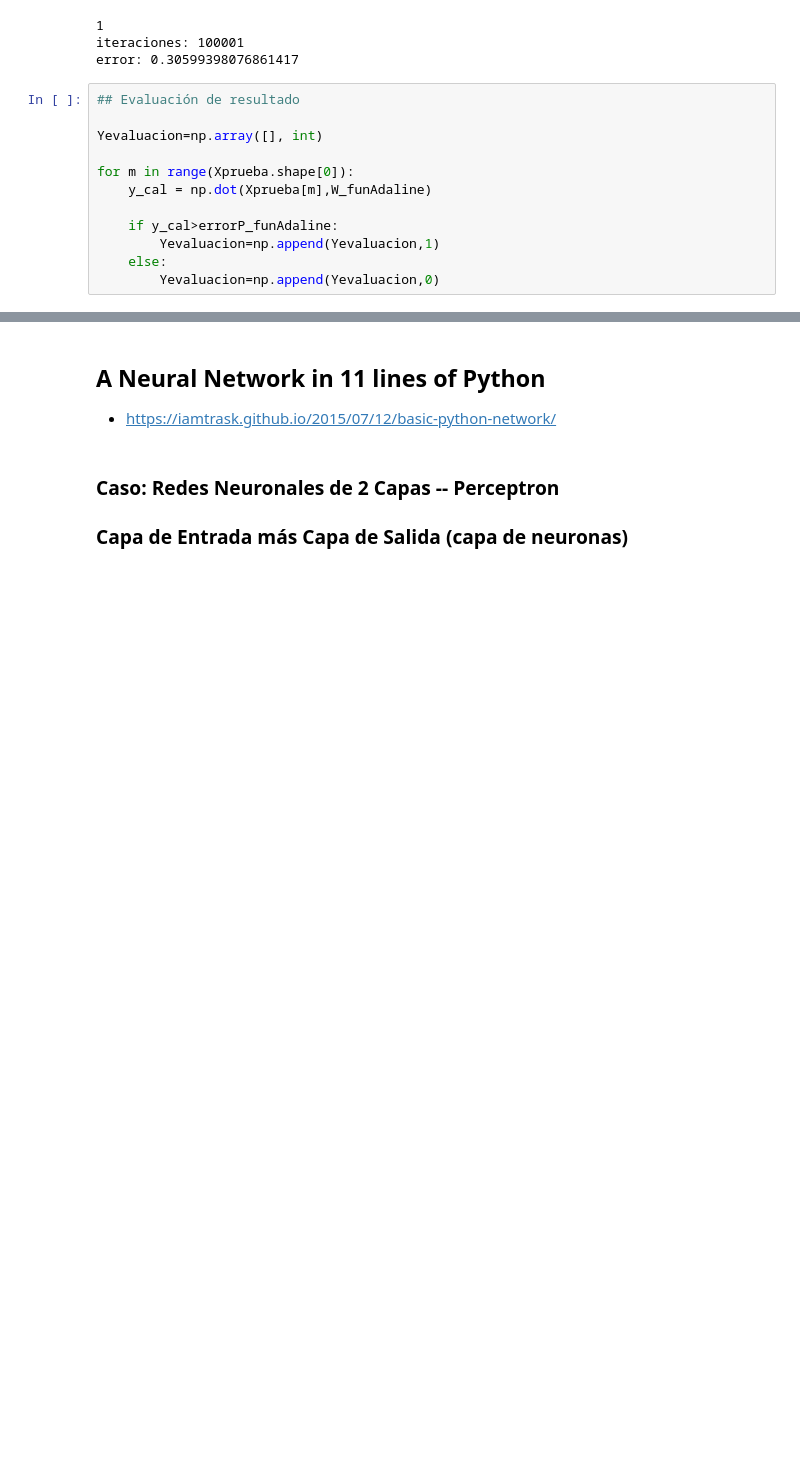
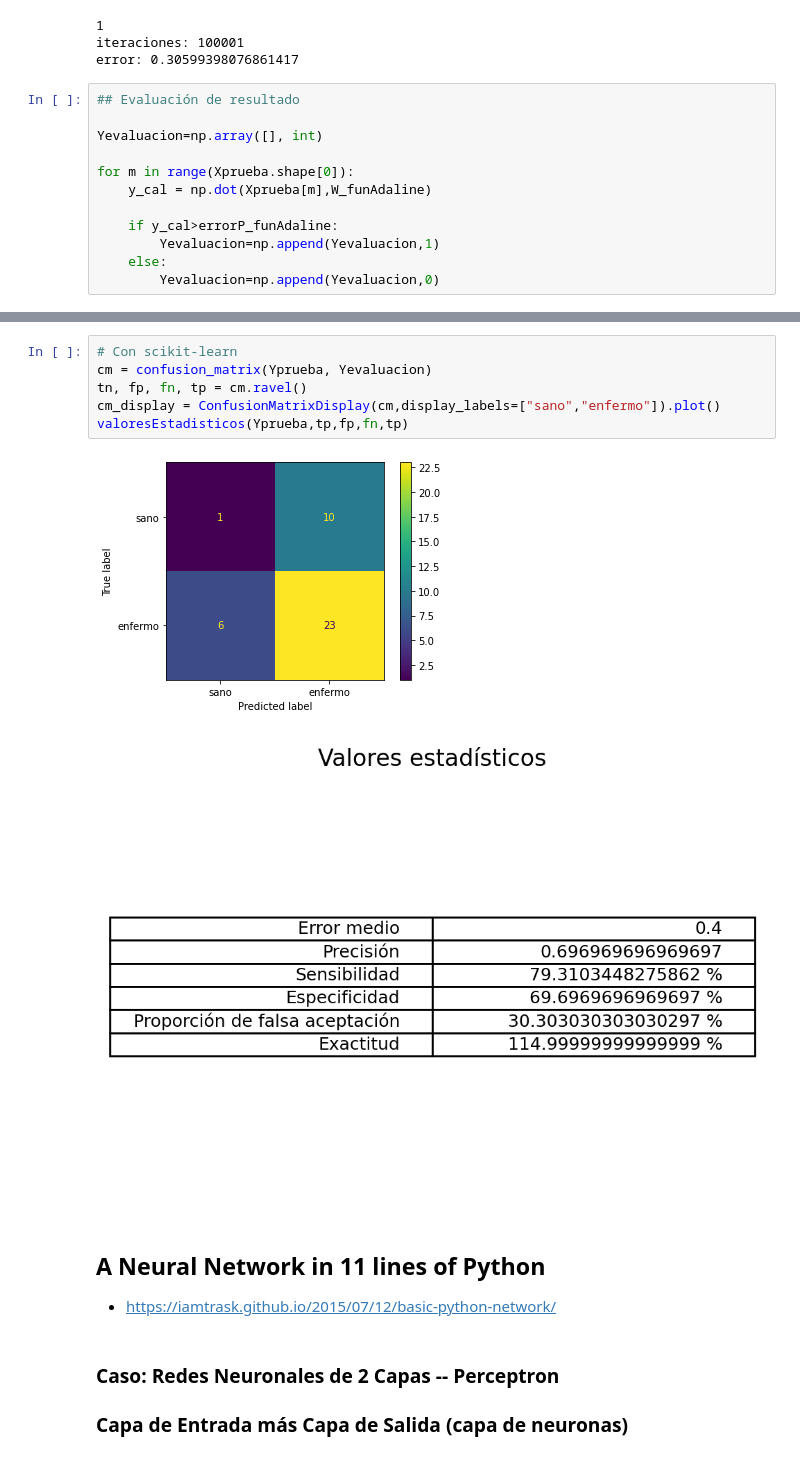
Before and after one commit to esteban11519/tecnicasDeInteligenciaArtificial, a Jupyter notebook: PF/clasificacionConRNA.ipynb, the cells around one changed output, grey strips where cells are left out. Saved outputs shown, nothing was run; the diff lists cells and outputs as text; blank space fills up the shorter version.

```diff
--- a/PF/clasificacionConRNA.ipynb
+++ b/PF/clasificacionConRNA.ipynb
@@ -502,3 +518,12 @@ valoresEstadisticos(Yprueba,VA_adaline,FA_adaline,FR_adaline,VR_adaline)
+# %%
+# Con scikit-learn
+cm = confusion_matrix(Yprueba, Yevaluacion)
+tn, fp, fn, tp = cm.ravel()
+cm_display = ConfusionMatrixDisplay(cm,display_labels=["sano","enfermo"]).plot()
+valoresEstadisticos(Yprueba,tp,fp,fn,tp)
+# %% [output]
+[figure, added]
+[figure, added]
 # %% [markdown]
 ## A Neural Network in 11 lines of Python
 * https://iamtrask.github.io/2015/07/12/basic-python-network/
```
Also changed, not shown: parts of 7 cells of this notebook.
